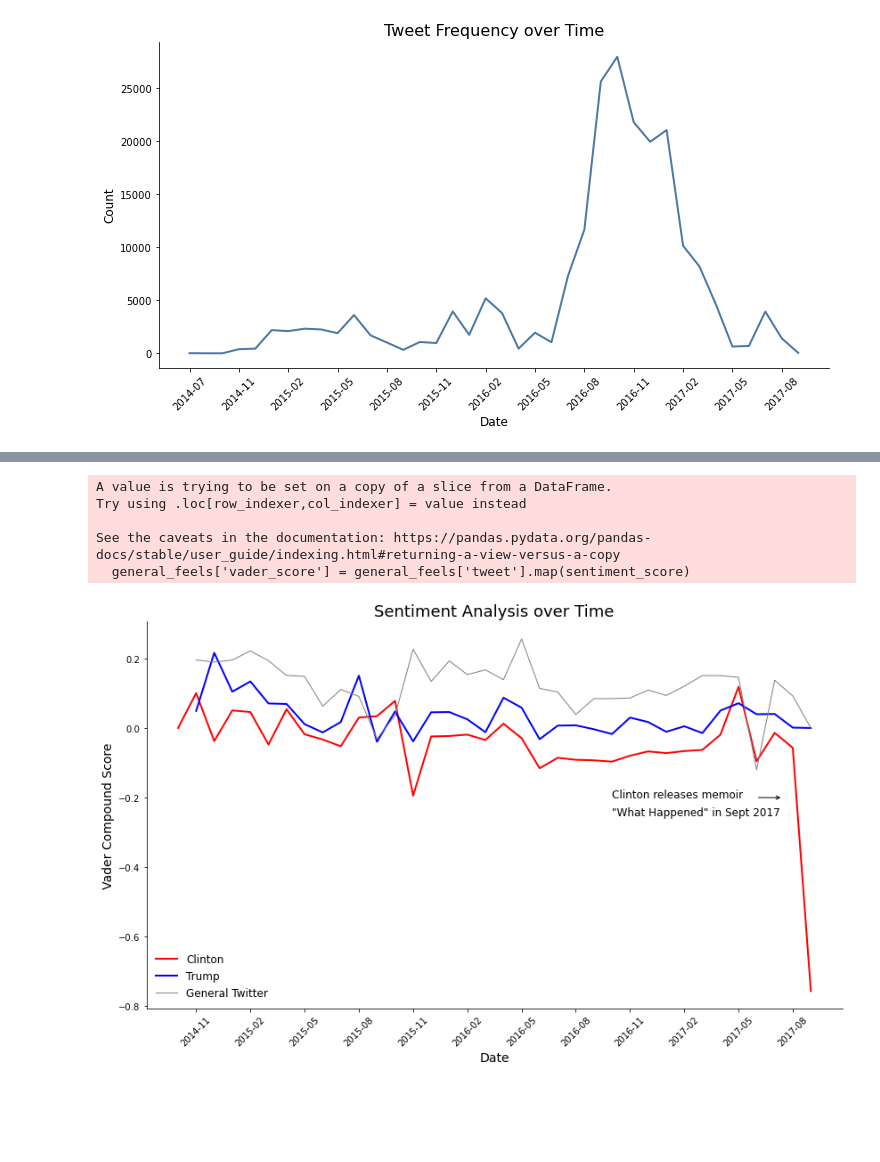
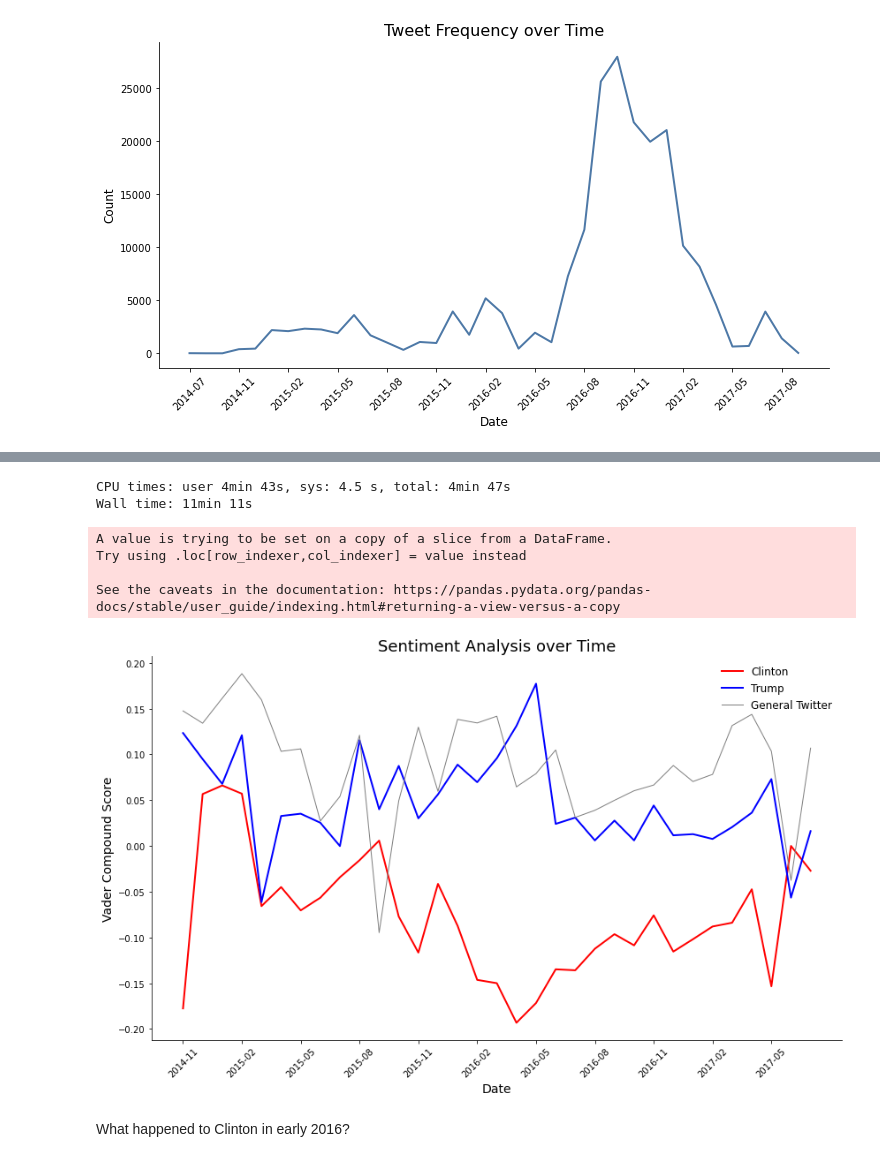
Before and after one commit to scrapfishies/russian-troll-tweets-nlp, a Jupyter notebook: modeling/5_topics_and_sentiment_analysis.ipynb, the cells around one changed output, grey strips where cells are left out. Drawn from its saved outputs; the diff is of its cells as text; code cells hidden in the pictures; blank space fills up the shorter version.

```diff
--- a/modeling/5_topics_and_sentiment_analysis.ipynb
+++ b/modeling/5_topics_and_sentiment_analysis.ipynb
@@ -173,0 +287,2 @@ sns.despine();
+# %%
+labeled_tweets = topic_df[['month', 'handle', 'label', 'tweet']]
@@ -275,2 +427,4 @@ feels_df = dt_df[['handle', 'month', 'label', 'tweet']]
+# %%
+feels_df = labeled_tweets.copy()
 # %%
 feels_df['tweet'] = feels_df['tweet'].astype(str)
@@ -345,45 +482,48 @@ See the caveats in the documentation: https://pandas.pydata.org/pandas-docs/stab
 # %%
 %%time
-general_feels = feels_df[feels_df.label == 'general_twitter']
+general_feels = feels_df[feels_df.label == 'general']
 general_feels['vader_score'] = general_feels['tweet'].map(sentiment_score)
 # %% [output]
-A value is trying to be set on a copy of a slice from a DataFrame.
-Try using .loc[row_indexer,col_indexer] = value instead
-
-See the caveats in the documentation: https://pandas.pydata.org/pandas-docs/stable/user_guide/indexing.html#returning-a-view-versus-a-copy
-  general_feels['vader_score'] = general_feels['tweet'].map(sentiment_score)
+CPU times: user 4min 43s, sys: 4.5 s, total: 4min 47s
+Wall time: 11min 11s
+A value is trying to be set on a copy of a slice from a DataFrame.
+Try using .loc[row_indexer,col_indexer] = value instead
+
+See the caveats in the documentation: https://pandas.pydata.org/pandas-docs/stable/user_guide/indexing.html#returning-a-view-versus-a-copy
 # %%
 clinton_feels_time = clinton_feels.groupby('month').agg({'vader_score': 'mean'}).reset_index()
 trump_feels_time = trump_feels.groupby('month').agg({'vader_score': 'mean'}).reset_index()
 general_feels_time = general_feels.groupby('month').agg({'vader_score': 'mean'}).reset_index()
+# %%
+# setting an even time period to take a look at
+
+clinton_tweets = clinton_feels_time[(clinton_feels_time['month'] >= '2014-11') &
+                                    (clinton_feels_time['month'] <= '2017-07')]
+
+trump_tweets = trump_feels_time[(trump_feels_time['month'] >= '2014-11') &
+                                (trump_feels_time['month'] <= '2017-07')]
+
+general_tweets = general_feels_time[(general_feels_time['month'] >= '2014-11') &
+                                    (general_feels_time['month'] <= '2017-07')]
 # %%
-clinton = clinton_feels_time.vader_score
-trump = trump_feels_time.vader_score
-general = general_feels_time.vader_score[1:]
+clinton = clinton_tweets.vader_score
+trump = trump_tweets.vader_score
+general = general_tweets.vader_score
 
-x_ticks = list(general_feels_time.month.unique()[1::3])
+x_ticks = list(general_tweets.month.unique()[::3])
 
 plt.figure(figsize=(14, 8))
-plt.plot(clinton_feels_time.month, clinton, color='r', linewidth=2, label='Clinton')
-plt.plot(trump_feels_time.month, trump, color='b', linewidth=2, label='Trump')
-plt.plot(general_feels_time.month[1:], general, color='grey', linewidth=1, label='General Twitter')
+plt.plot(clinton_tweets.month, clinton, color='r', linewidth=2, label='Clinton')
+plt.plot(trump_tweets.month, trump, color='b', linewidth=2, label='Trump')
+plt.plot(general_tweets.month, general, color='grey', linewidth=1, label='General Twitter')
 
-#plt.vlines('2017-08', ymin=-.75, ymax=0, linestyle='-.', color='grey')
-plt.annotate("",
-            xy=('2017-06', -.2), xycoords='data',
-            xytext=('2017-03', -.2), textcoords='offset points',
-            arrowprops=dict(arrowstyle="<-",
-                            connectionstyle="arc3", lw=1))
-
-plt.text('2016-10',-.2, 'Clinton releases memoir', rotation=0, fontsize=12)
-plt.text('2016-10',-.25, '"What Happened" in Sept 2017 ', rotation=0, fontsize=12)
 
 plt.title('Sentiment Analysis over Time', fontsize=18)
 plt.xlabel('Date', fontsize=14)
 plt.ylabel('Vader Compound Score', fontsize=14)
 plt.xticks(x_ticks, rotation=45)
-plt.legend(loc='lower left', frameon=False, fontsize=12)
+plt.legend(loc='best', frameon=False, fontsize=12)
 sns.despine()
 #plt.savefig('../img/sentiment_timeseries.png');
 # %% [output]
-[figure, old version]
+[figure, new version]
@@ -394,0 +530,2 @@ sns.despine()
+# %% [markdown]
+What happened to Clinton in early 2016?
```
Also changed, not shown: parts of 74 cells of this notebook, 11 other files.
